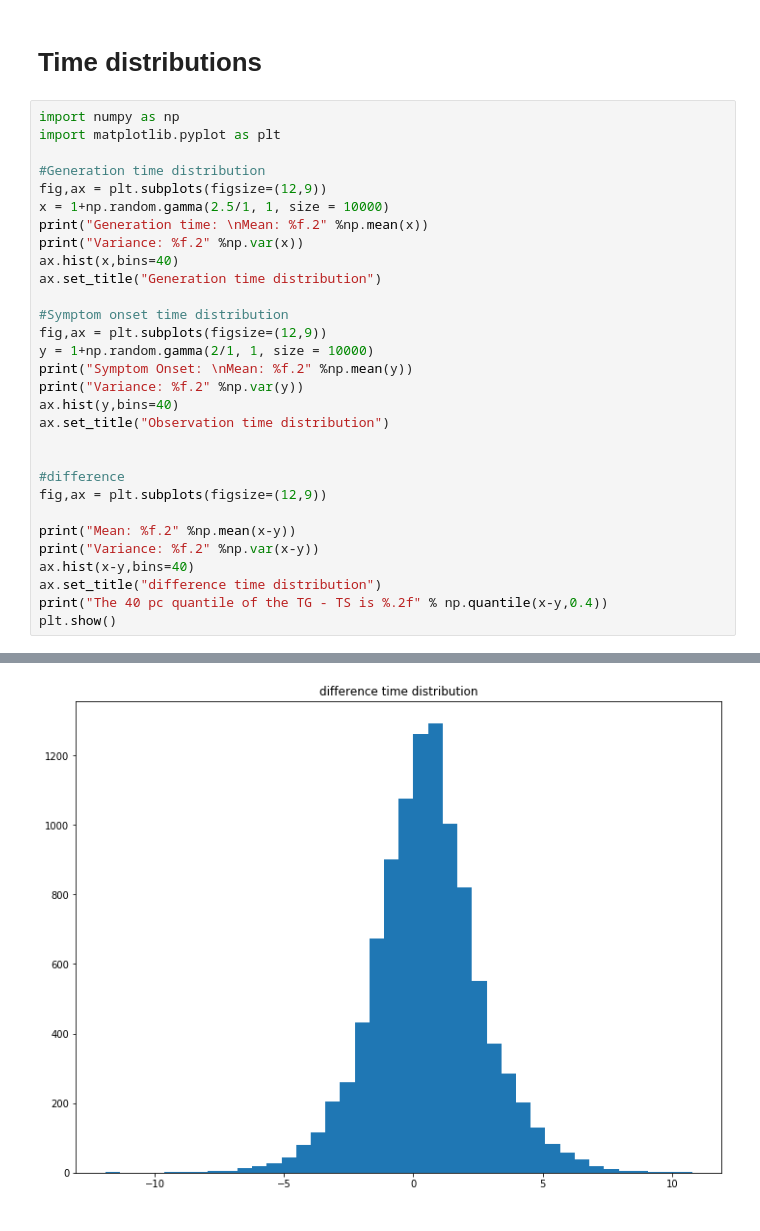
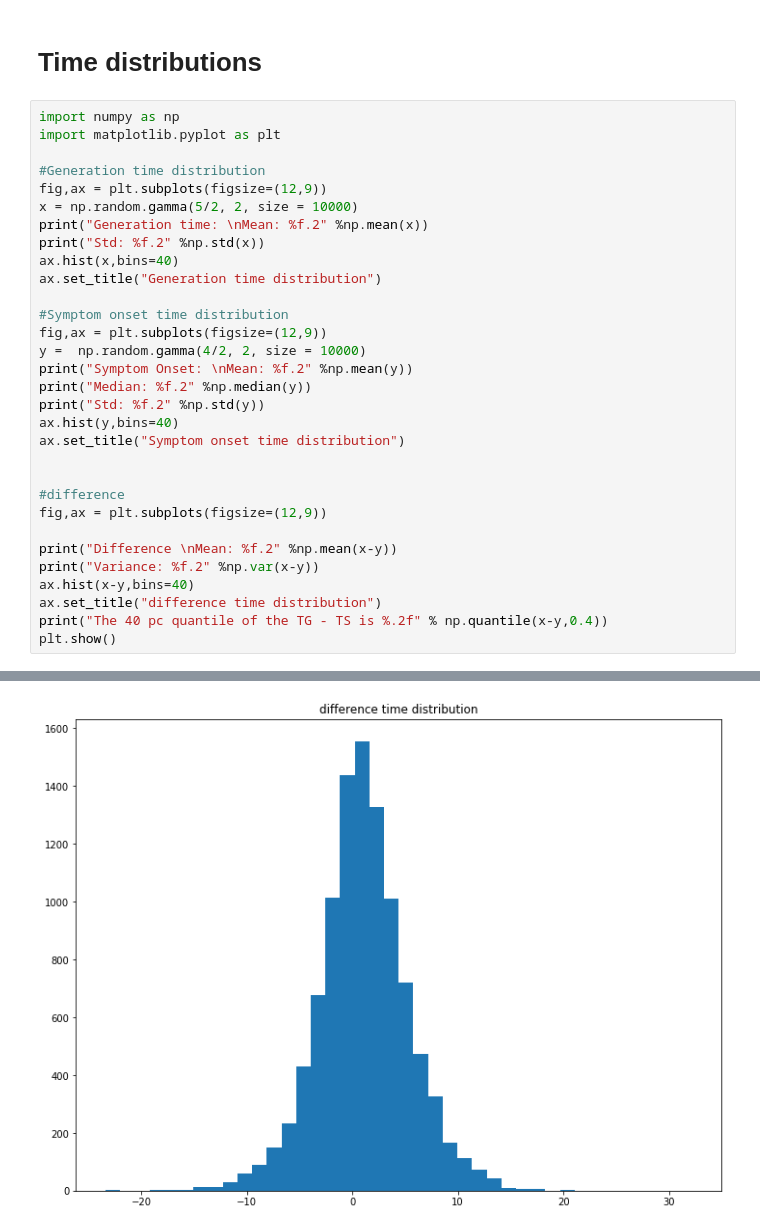
Before and after one commit to tdennisliu/covid19-forecasting-aus, a Jupyter notebook: model/lshtm_reff.ipynb, the cells around one changed output, grey strips where cells are left out. Drawn from its saved outputs; the diff is of its cells as text.

```diff
--- a/model/lshtm_reff.ipynb
+++ b/model/lshtm_reff.ipynb
@@ -208,25 +208,26 @@ import matplotlib.pyplot as plt
 
 #Generation time distribution
 fig,ax = plt.subplots(figsize=(12,9))
-x = 1+np.random.gamma(2.5/1, 1, size = 10000)
+x = np.random.gamma(5/2, 2, size = 10000)
 print("Generation time: \nMean: %f.2" %np.mean(x))
-print("Variance: %f.2" %np.var(x))
+print("Std: %f.2" %np.std(x))
 ax.hist(x,bins=40)
 ax.set_title("Generation time distribution")
 
 #Symptom onset time distribution
 fig,ax = plt.subplots(figsize=(12,9))
-y = 1+np.random.gamma(2/1, 1, size = 10000)
+y =  np.random.gamma(4/2, 2, size = 10000)
 print("Symptom Onset: \nMean: %f.2" %np.mean(y))
-print("Variance: %f.2" %np.var(y))
+print("Median: %f.2" %np.median(y))
+print("Std: %f.2" %np.std(y))
 ax.hist(y,bins=40)
-ax.set_title("Observation time distribution")
+ax.set_title("Symptom onset time distribution")
 
 
 #difference
 fig,ax = plt.subplots(figsize=(12,9))
 
-print("Mean: %f.2" %np.mean(x-y))
+print("Difference \nMean: %f.2" %np.mean(x-y))
 print("Variance: %f.2" %np.var(x-y))
 ax.hist(x-y,bins=40)
 ax.set_title("difference time distribution")
@@ -247 +250 @@ The 40 pc quantile of the TG - TS is 0.06
-[figure, old version]
+[figure, new version]
```
Also changed, not shown: parts of 13 cells of this notebook.
